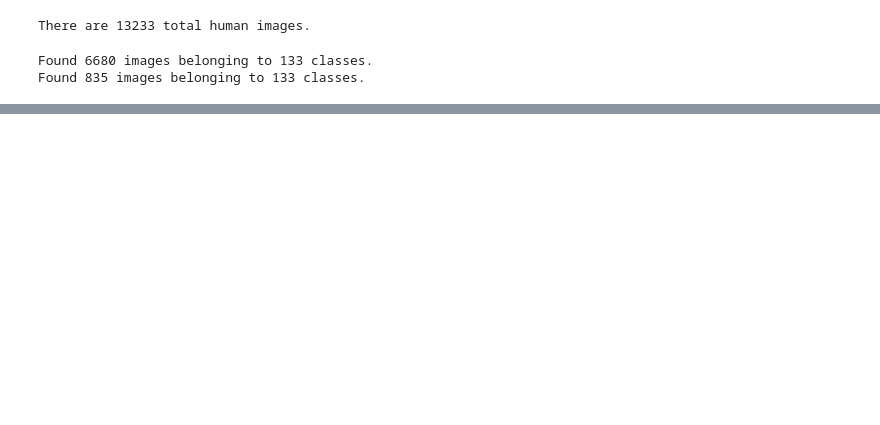
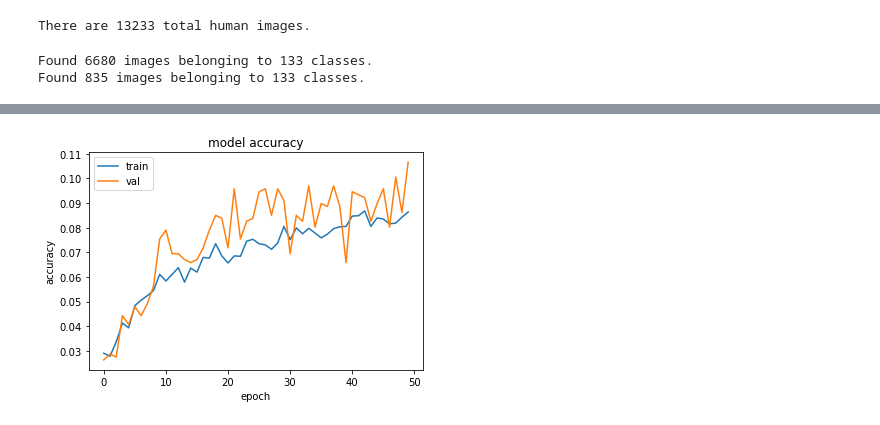
Before and after one commit to alirezakfz/Dog_Bread_Classification, a Jupyter notebook: dog_bread_with-augmentation.ipynb, the cells around one changed output, grey strips where cells are left out. Cells and saved outputs as stored; diff of their text form; code cells hidden in the pictures; blank space fills up the shorter version.

```diff
--- a/dog_bread_with-augmentation.ipynb
+++ b/dog_bread_with-augmentation.ipynb
@@ -95,14 +104,14 @@ test_datagen = ImageDataGenerator(rescale=1./255)
 # batches of augmented image data
 train_generator = train_datagen.flow_from_directory(
         'dogImages/train',  # this is the target directory
-        target_size=(228, 228),  # all images will be resized to 150x150
+        target_size=(224, 224),  # all images will be resized to 150x150
         batch_size=batch_size,
         class_mode='categorical')  # since we use
 
 # this is a similar generator, for validation data
 validation_generator = test_datagen.flow_from_directory(
         'dogImages/valid',
-        target_size=(228, 228),
+        target_size=(224, 224),
         batch_size=batch_size,
         class_mode='categorical')
 # %% [output]
@@ -111,23 +120,15 @@ Found 835 images belonging to 133 classes.
 # %%
 model = Sequential()
 model.add(Conv2D(filters=32, kernel_size=2, padding='same', activation='relu', input_shape=(224, 224, 3)))
-model.add(Conv2D(filters=32, kernel_size=2, padding='same', activation='relu', input_shape=(224, 224, 3)))
-model.add(BatchNormalization())
 model.add(MaxPooling2D(pool_size=2))
 
 model.add(Conv2D(filters=32, kernel_size=2, padding='same', activation='relu'))
-model.add(Conv2D(filters=32, kernel_size=2, padding='same', activation='relu'))
-model.add(BatchNormalization())
 model.add(MaxPooling2D(pool_size=2))
 
 model.add(Conv2D(filters=64, kernel_size=2, padding='same', activation='relu'))
-model.add(Conv2D(filters=64, kernel_size=2, padding='same', activation='relu'))
-model.add(BatchNormalization())
 model.add(MaxPooling2D(pool_size=2))
 
 model.add(Conv2D(filters=128, kernel_size=2, padding='same', activation='relu'))
-model.add(Conv2D(filters=128, kernel_size=2, padding='same', activation='relu'))
-model.add(BatchNormalization())
 model.add(MaxPooling2D(pool_size=2))
 
 model.add(Dropout(0.3))
@@ -165,11 +166,11 @@ model.compile(optimizer='rmsprop', loss='categorical_crossentropy', metrics=['ac
 # %%
 ### TODO: specify the number of epochs that you would like to use to train the model.
 
-epochs = 3
+epochs = 50
 
 ### Do NOT modify the code below this line.
 
-checkpointer = ModelCheckpoint(filepath='saved_models/weights.best.augmentation.10epochs.hdf5',
+checkpointer = ModelCheckpoint(filepath='saved_models/weights.best.augmentation.50epochs.hdf5',
                                verbose=1, save_best_only=True)
 
 history =  model.fit(train_generator,
@@ -202,0 +211,10 @@ print('Test accuracy after 5 epochs: %.4f%%' % test_accuracy)
+# %%
+plt.plot(history.history['accuracy'])
+plt.plot(history.history['val_accuracy'])
+plt.title('model accuracy')
+plt.ylabel('accuracy')
+plt.xlabel('epoch')
+plt.legend(['train', 'val'], loc='upper left')
+plt.show()
+# %% [output]
+[figure, added]
```
Also changed, not shown: parts of 10 cells of this notebook, 21 other files.
